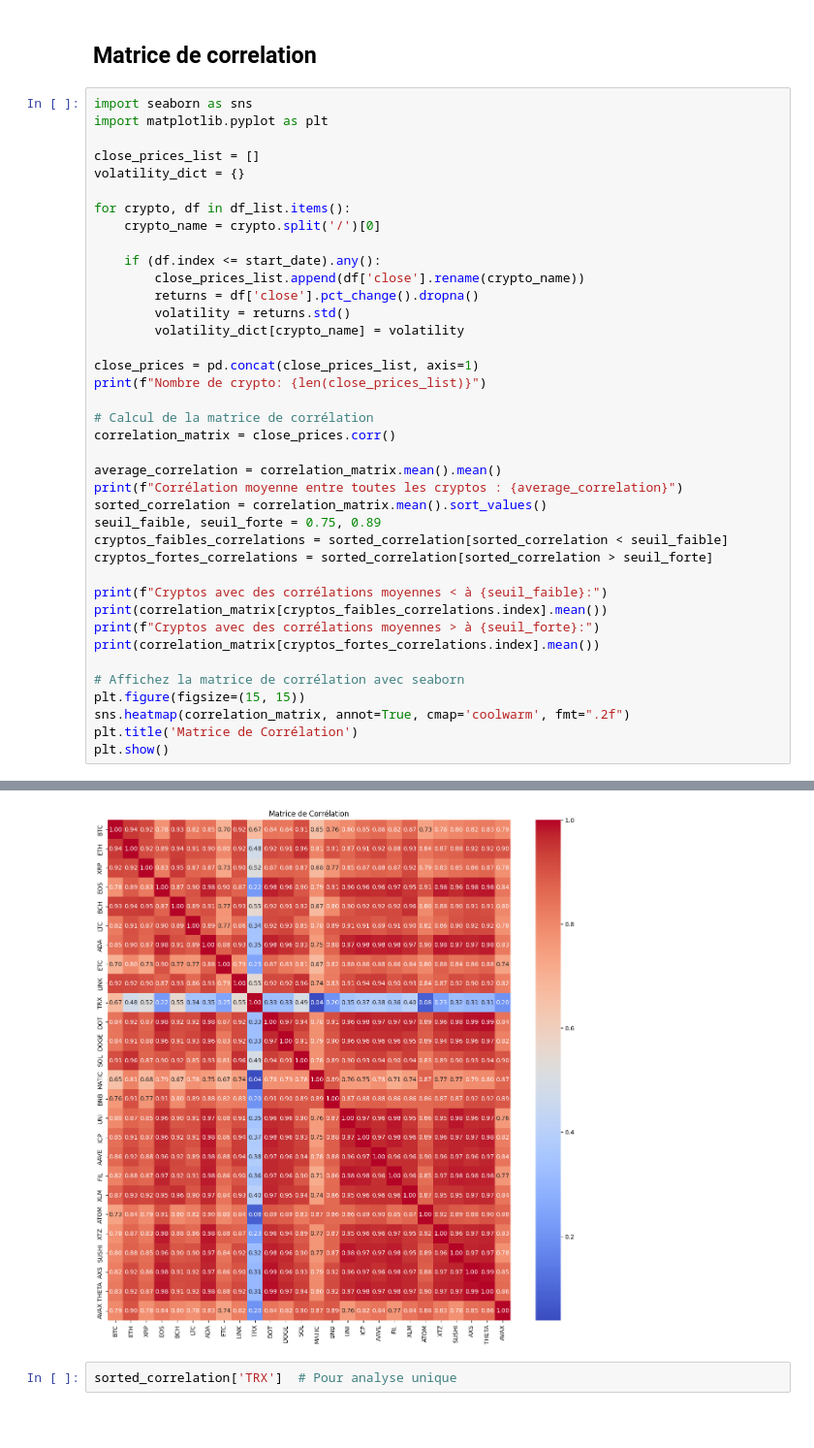
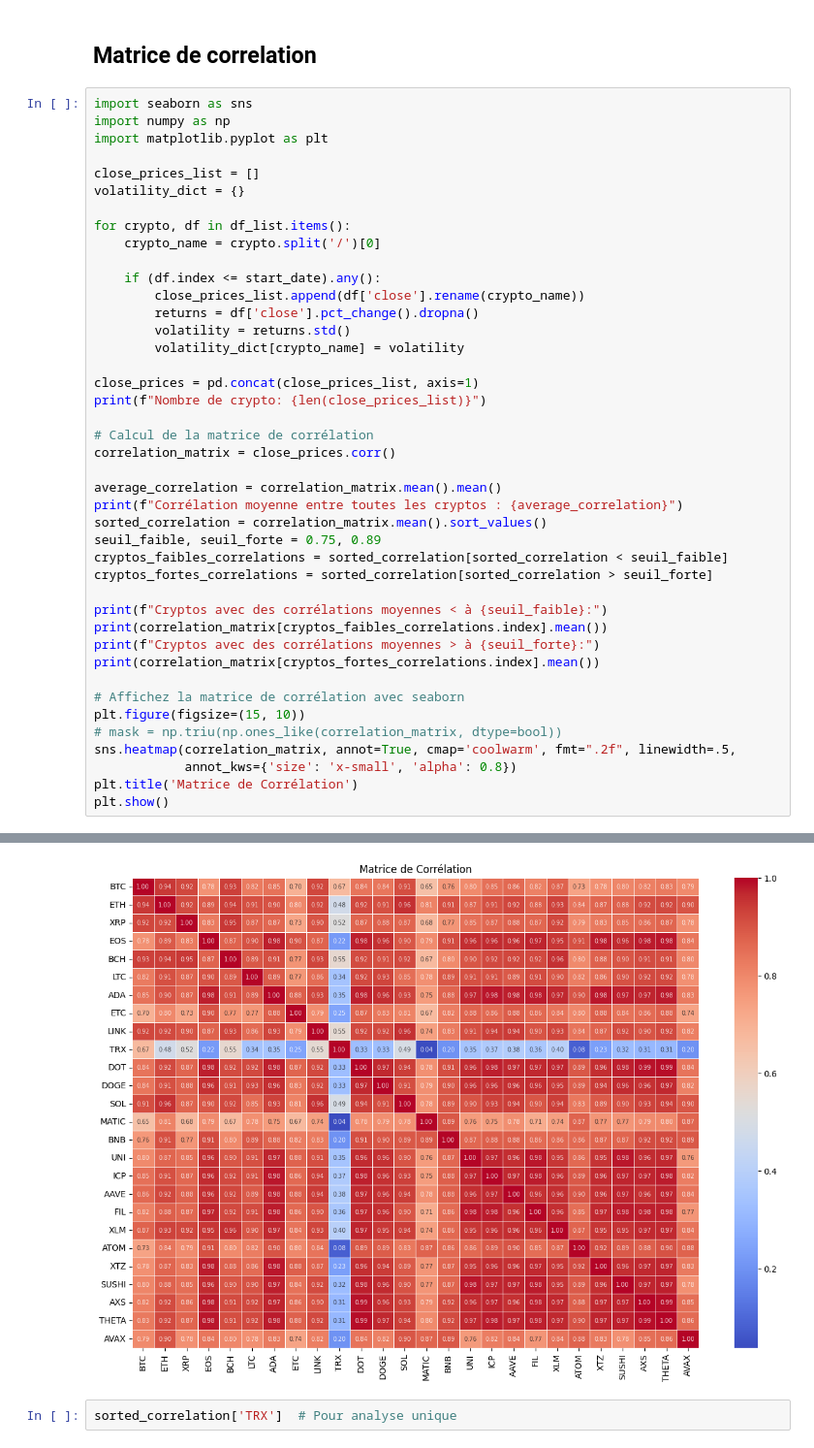
Before and after one commit to jackseg80/backtest-tools_v2, a Jupyter notebook: analysis/Analyse_Bitget_Futures.ipynb, the cells around one changed output, grey strips where cells are left out. Shown: that part at 97% size. Drawn from its saved outputs; the diff is of its cells as text; blank space fills up the shorter version.

```diff
--- a/analysis/Analyse_Bitget_Futures.ipynb
+++ b/analysis/Analyse_Bitget_Futures.ipynb
@@ -64,6 +64,7 @@ Data load 100%
 <h2>Matrice de correlation</h2>
 # %%
 import seaborn as sns
+import numpy as np
 import matplotlib.pyplot as plt
 
 close_prices_list = []
@@ -93,36 +94,38 @@ cryptos_fortes_correlations = sorted_correlation[sorted_correlation > seuil_fort
 
 print(f"Cryptos avec des corrélations moyennes < à {seuil_faible}:")
 print(correlation_matrix[cryptos_faibles_correlations.index].mean())
 print(f"Cryptos avec des corrélations moyennes > à {seuil_forte}:")
 print(correlation_matrix[cryptos_fortes_correlations.index].mean())
 
 # Affichez la matrice de corrélation avec seaborn
-plt.figure(figsize=(15, 15))
-sns.heatmap(correlation_matrix, annot=True, cmap='coolwarm', fmt=".2f")
+plt.figure(figsize=(15, 10))
+# mask = np.triu(np.ones_like(correlation_matrix, dtype=bool))
+sns.heatmap(correlation_matrix, annot=True, cmap='coolwarm', fmt=".2f", linewidth=.5,
+            annot_kws={'size': 'x-small', 'alpha': 0.8})
 plt.title('Matrice de Corrélation')
 plt.show()
 # %% [output]
 Nombre de crypto: 26
 Corrélation moyenne entre toutes les cryptos : 0.8531659431082791
 Cryptos avec des corrélations moyennes < à 0.75:
 TRX      0.370180
 MATIC    0.747605
 dtype: float64
 Cryptos avec des corrélations moyennes > à 0.89:
 UNI      0.891601
 EOS      0.893391
 FIL      0.894773
 SUSHI    0.895013
 DOGE     0.896988
 XLM      0.904361
 AXS      0.904969
 ADA      0.906112
 ICP      0.906127
 AAVE     0.907703
 DOT      0.908796
 THETA    0.911085
 dtype: float64
-[figure, old version]
+[figure, new version]
 # %%
 sorted_correlation['TRX']  # Pour analyse unique
 # %% [output]
```
